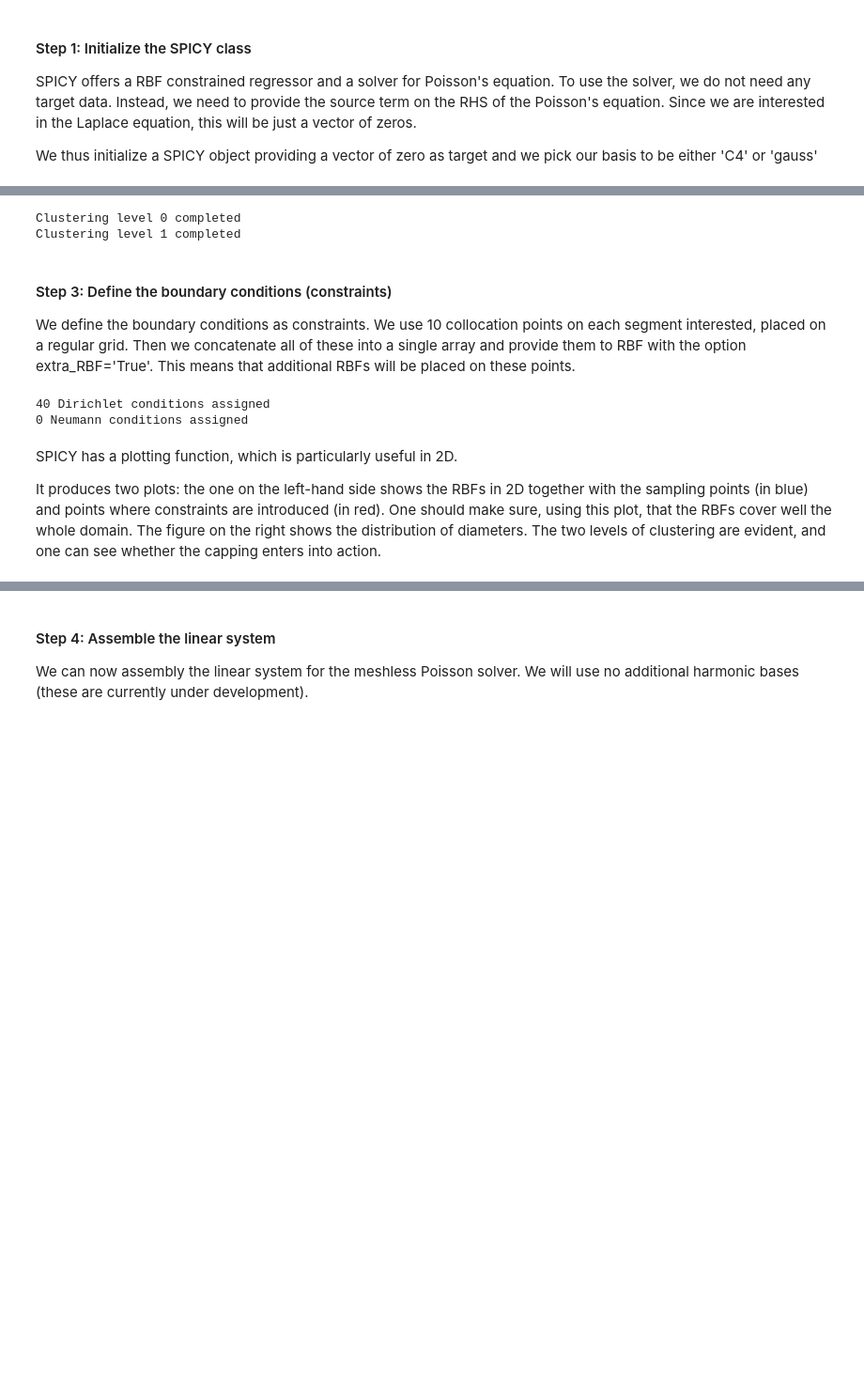
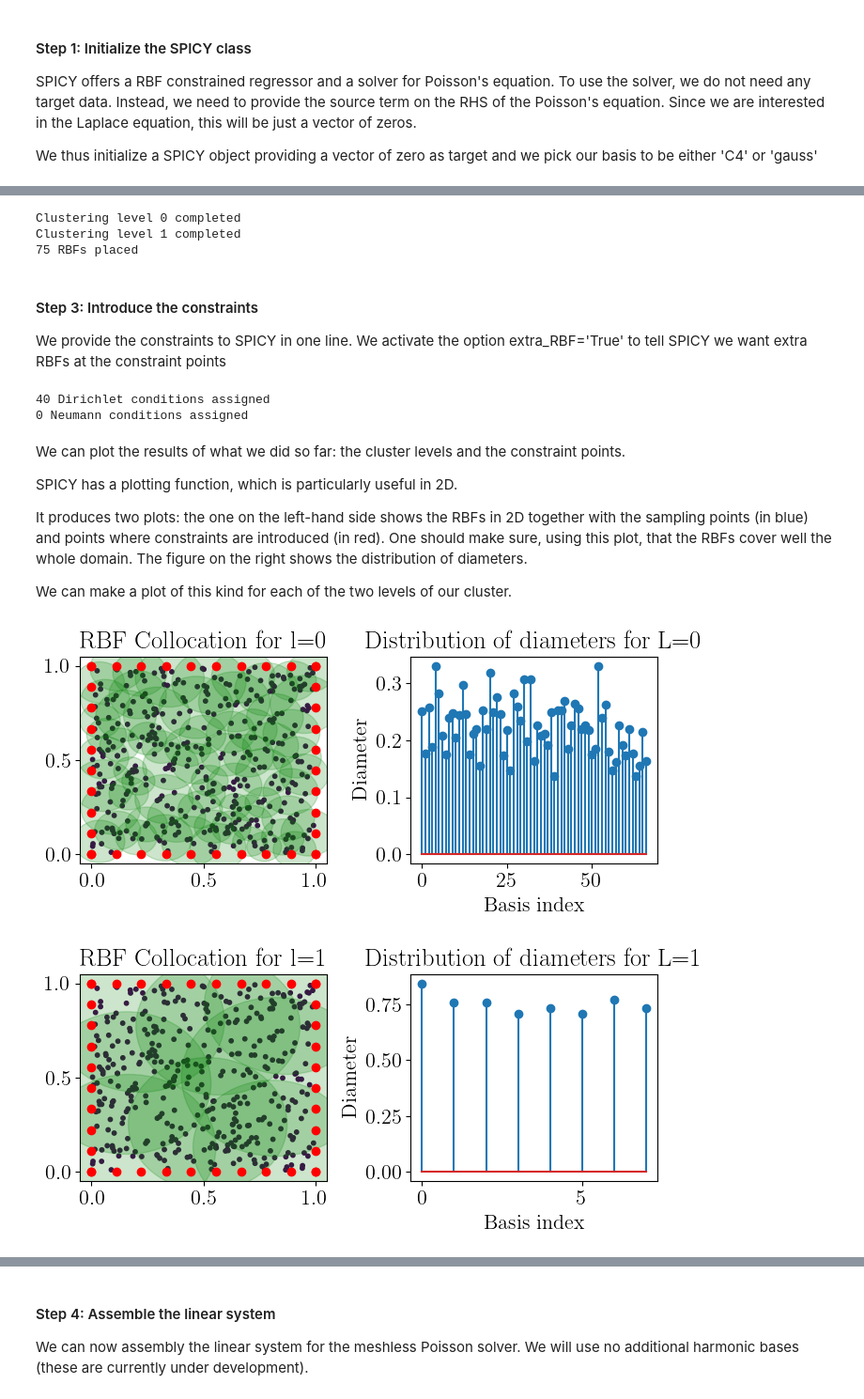
Before and after one commit to mendezVKI/SPICY_VKI, a Jupyter notebook: Tutorials/Tutorial_1_Laplace_Equation.ipynb, the cells around one changed output, grey strips where cells are left out. Shown at 94% size. Drawn from its saved outputs; the diff is of its cells as text; code cells hidden in the pictures; blank space fills up the shorter version.

```diff
--- a/Tutorials/Tutorial_1_Laplace_Equation.ipynb
+++ b/Tutorials/Tutorial_1_Laplace_Equation.ipynb
@@ -75,46 +116,30 @@ Note that the definition of radious is linked to the shape factor of the RBF dep
 This information is given to SPICY in one line:
 # %%
-SP.clustering([6,50], r_mM=[0.01,0.7], eps_l=0.88)
+SP.clustering([6,50], Areas=[[],[]], r_mM=[0.01,0.7], eps_l=0.88)
 # %% [output]
 Clustering level 0 completed
 Clustering level 1 completed
+75 RBFs placed
 # %% [markdown]
-#### Step 3: Define the boundary conditions (constraints)
+#### Step 3: Introduce the constraints
 
-We define the boundary conditions as constraints. We use 10 collocation points on each segment interested, placed on a regular grid. Then we concatenate all of these into a single array and provide them to RBF with the option extra_RBF='True'. This means that additional RBFs will be placed on these points.
+We provide the constraints to SPICY in one line. We activate the option extra_RBF='True' to tell SPICY we want extra RBFs at the constraint points
-# %%
-# Number of points for the vertical and horizontal boundary
-n_c_V = n_c_H = 10
-
-# Left boundary (x=x1, y=line)
-X_Dir1 = np.ones(n_c_V)*(x1)
-Y_Dir1 = np.linspace(y1,y2,n_c_V)
-U_Dir1 = -Y_Dir1**2
-# Bottom boundary (x=line, y=y1)
-X_Dir2 = np.linspace(x1,x2,n_c_H)
-Y_Dir2 = np.ones(n_c_H)*y1
-U_Dir2 = X_Dir2**2
-# Right boundary (x=x2, y=line)
-X_Dir3 = np.ones(n_c_V)*x2
-Y_Dir3 = np.linspace(y1,y2,n_c_V)
-U_Dir3 = 1-Y_Dir3**2
-# Top  boundary
-X_Dir4 = np.linspace(x1,x2,n_c_H)
-Y_Dir4 = np.ones(n_c_H)*y2
-U_Dir4 = X_Dir4**2-1
-
-# Assemble the constraints
-X_Dir = np.concatenate((X_Dir1, X_Dir2, X_Dir3, X_Dir4))
-Y_Dir = np.concatenate((Y_Dir1, Y_Dir2, Y_Dir3, Y_Dir4))
-U_Dir = np.concatenate((U_Dir1, U_Dir2, U_Dir3, U_Dir4))
-DIR = [X_Dir, Y_Dir, U_Dir]
-
-# We set the constraints in these points and also place additional RBFs in each of these points
-SP.scalar_constraints(DIR=DIR, extra_RBF=True)
-# %% [output]
-40 Dirichlet conditions assigned
-0 Neumann conditions assigned
+# %%
+SP.scalar_constraints(DIR=DIR, extra_RBF=True)
+# %% [output]
+40 Dirichlet conditions assigned
+0 Neumann conditions assigned
 # %% [markdown]
+We can plot the results of what we did so far: the cluster levels and the constraint points.
+
 SPICY has a plotting function, which is particularly useful in 2D.
 
-It produces two plots: the one on the left-hand side shows the RBFs in 2D together with the sampling points (in blue) and points where constraints are introduced (in red). One should make sure, using this plot, that the RBFs cover well the whole domain. The figure on the right shows the distribution of diameters. The two levels of clustering are evident, and one can see whether the capping enters into action.
+It produces two plots: the one on the left-hand side shows the RBFs in 2D together with the sampling points (in blue) and points where constraints are introduced (in red). One should make sure, using this plot, that the RBFs cover well the whole domain. The figure on the right shows the distribution of diameters.
+
+We can make a plot of this kind for each of the two levels of our cluster.
+# %%
+SP.plot_RBFs(l=0) # plot the clustering results at level 0
+SP.plot_RBFs(l=1) # plot the clustering results at level 1
+# %% [output]
+[figure, added]
+[figure, added]
```
Also changed, not shown: parts of 9 cells of this notebook, 6 other files.
